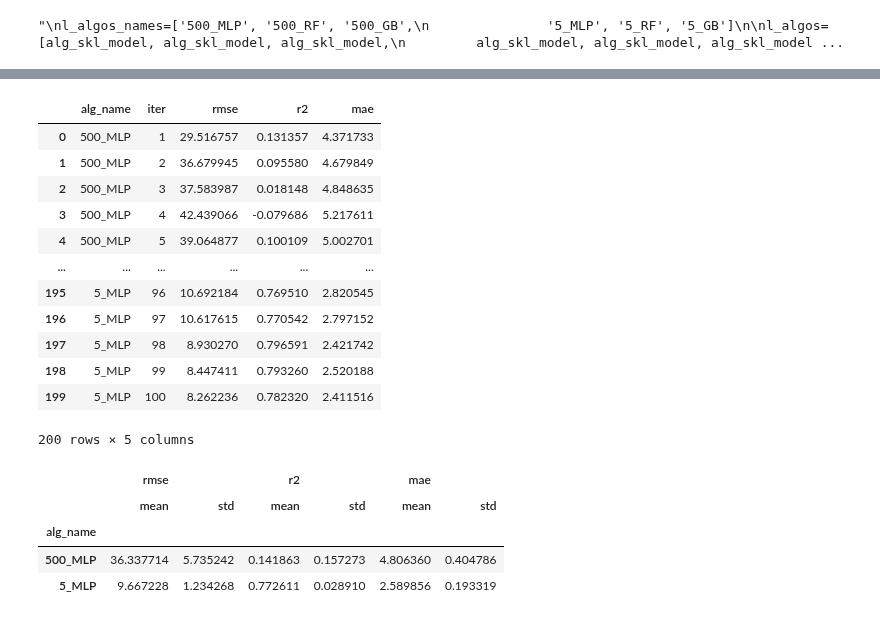
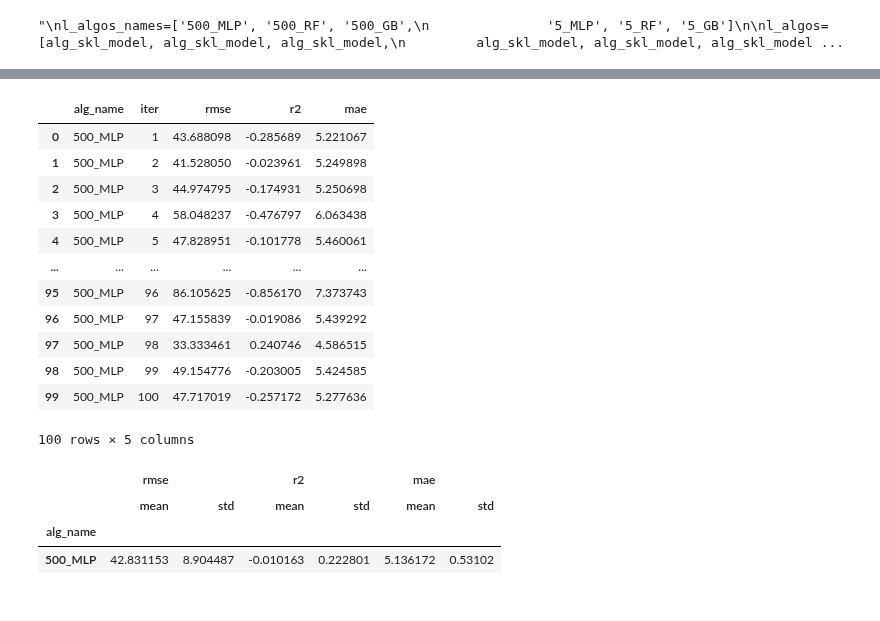
Before and after one commit to Gavr101/Spectroscopy_FL_4_ions, a Jupyter notebook: Mult_exper_NO3.ipynb, the cells around one changed output, grey strips where cells are left out. Cells and saved outputs as stored; diff of their text form; code cells hidden in the pictures.

```diff
--- a/Mult_exper_NO3.ipynb
+++ b/Mult_exper_NO3.ipynb
@@ -361,3 +371,26 @@ num_iter=100
+# %%
+MLP_model_kwargs_1 = {'hidden_layer_sizes': HIDDEN_LAYER_SIZES,
+                  'activation': ACTIVATION,
+                  'solver': SOLVER,
+                  'early_stopping': True,
+                  'validation_fraction': VALIDATION_TRAIN_RATIO,
+                  'n_iter_no_change': 500,#N_ITER_NO_CHANGE,
+                  'learning_rate_init': 0.01,
+                  'learning_rate': 'adaptive',
+                  'max_iter': 100000,#MAX_ITER,
+                  'tol': TOL}
+
+l_algos_names=['500_MLP']
+
+l_algos=[alg_skl_model]
+
+mult_X_Y=[(x, y)]
+
+l_kwargs=[{'class_model': MLPRegressor,'model_kwargs': MLP_model_kwargs_1}]
+
+l_metrics_names=['rmse', 'r2', 'mae']
+
+num_iter=100
 # %%
 full_df = multi_exp(l_algos_names=l_algos_names,
                     l_algos=l_algos,
@@ -373,16 +420,16 @@ KeyboardInterrupt:
 full_df
 # %% [output]
 |  | alg_name | iter | rmse | r2 | mae |
-| 0 | 500_MLP | 1 | 29.516757 | 0.131357 | 4.371733 |
-| 1 | 500_MLP | 2 | 36.679945 | 0.095580 | 4.679849 |
-| 2 | 500_MLP | 3 | 37.583987 | 0.018148 | 4.848635 |
-| 3 | 500_MLP | 4 | 42.439066 | -0.079686 | 5.217611 |
-| 4 | 500_MLP | 5 | 39.064877 | 0.100109 | 5.002701 |
+| 0 | 500_MLP | 1 | 43.688098 | -0.285689 | 5.221067 |
+| 1 | 500_MLP | 2 | 41.528050 | -0.023961 | 5.249898 |
+| 2 | 500_MLP | 3 | 44.974795 | -0.174931 | 5.250698 |
+| 3 | 500_MLP | 4 | 58.048237 | -0.476797 | 6.063438 |
+| 4 | 500_MLP | 5 | 47.828951 | -0.101778 | 5.460061 |
 | ... | ... | ... | ... | ... | ... |
-| 195 | 5_MLP | 96 | 10.692184 | 0.769510 | 2.820545 |
-| 196 | 5_MLP | 97 | 10.617615 | 0.770542 | 2.797152 |
-| 197 | 5_MLP | 98 | 8.930270 | 0.796591 | 2.421742 |
-| 198 | 5_MLP | 99 | 8.447411 | 0.793260 | 2.520188 |
-| 199 | 5_MLP | 100 | 8.262236 | 0.782320 | 2.411516 |
+| 95 | 500_MLP | 96 | 86.105625 | -0.856170 | 7.373743 |
+| 96 | 500_MLP | 97 | 47.155839 | -0.019086 | 5.439292 |
+| 97 | 500_MLP | 98 | 33.333461 | 0.240746 | 4.586515 |
+| 98 | 500_MLP | 99 | 49.154776 | -0.203005 | 5.424585 |
+| 99 | 500_MLP | 100 | 47.717019 | -0.257172 | 5.277636 |
-200 rows × 5 columns
+100 rows × 5 columns
 # %%
@@ -390,11 +437,10 @@ full_df.to_excel(f'full_metrics_{PREDICT_IONS}_hn.xlsx')
 #pd.read_excel('full_metrics.xlsx').drop('Unnamed: 0', axis=1)
 # %%
 aggr_df = full_df.groupby(['alg_name']).agg(["mean", "std"]).drop(['iter'], axis=1)
-aggr_df.to_excel(f'aggr_metrics_{PREDICT_IONS}_hn.xlsx')
+aggr_df.to_excel(f'aggr_metrics_{PREDICT_IONS}_500_MLP_new.xlsx')
 aggr_df
 # %% [output]
 |  | rmse |  | r2 |  | mae |  |
 |  | mean | std | mean | std | mean | std |
 | alg_name |  |  |  |  |  |  |
-| 500_MLP | 36.337714 | 5.735242 | 0.141863 | 0.157273 | 4.806360 | 0.404786 |
-| 5_MLP | 9.667228 | 1.234268 | 0.772611 | 0.028910 | 2.589856 | 0.193319 |
+| 500_MLP | 42.831153 | 8.904487 | -0.010163 | 0.222801 | 5.136172 | 0.53102 |
```
Also changed, not shown: parts of 8 cells of this notebook, 12 other files.
